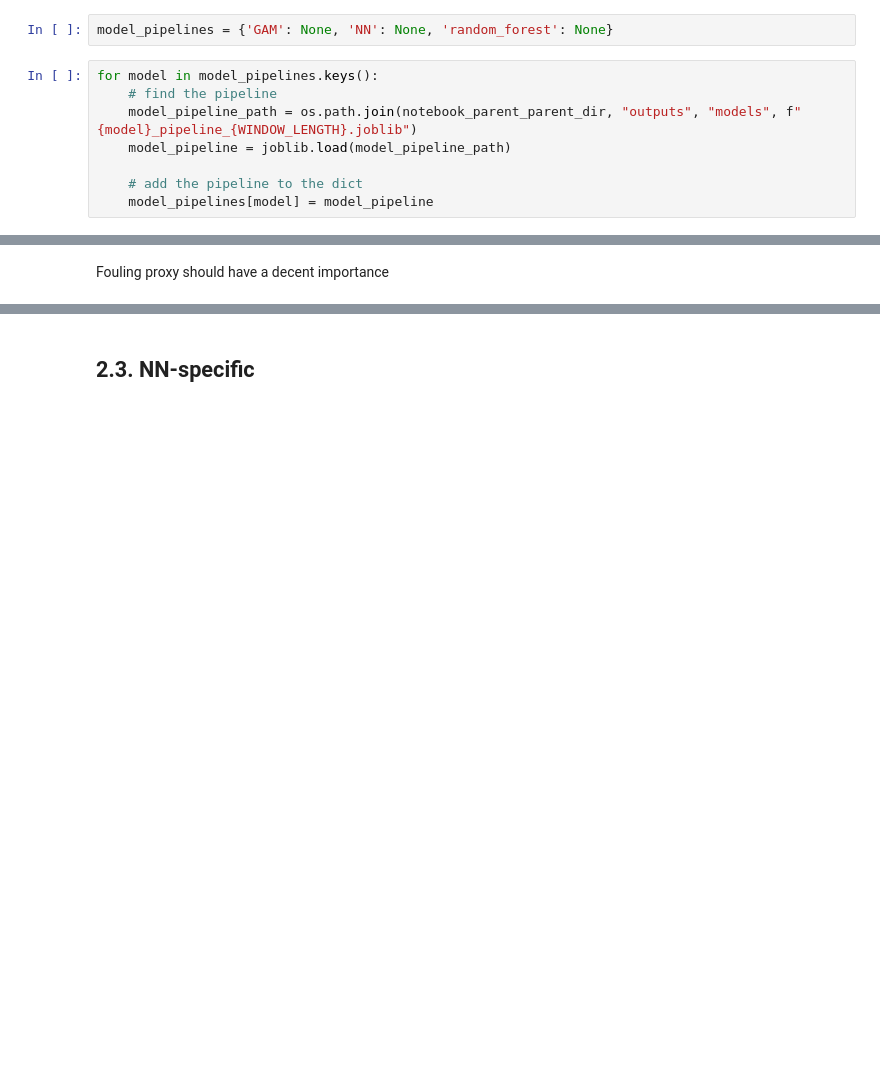
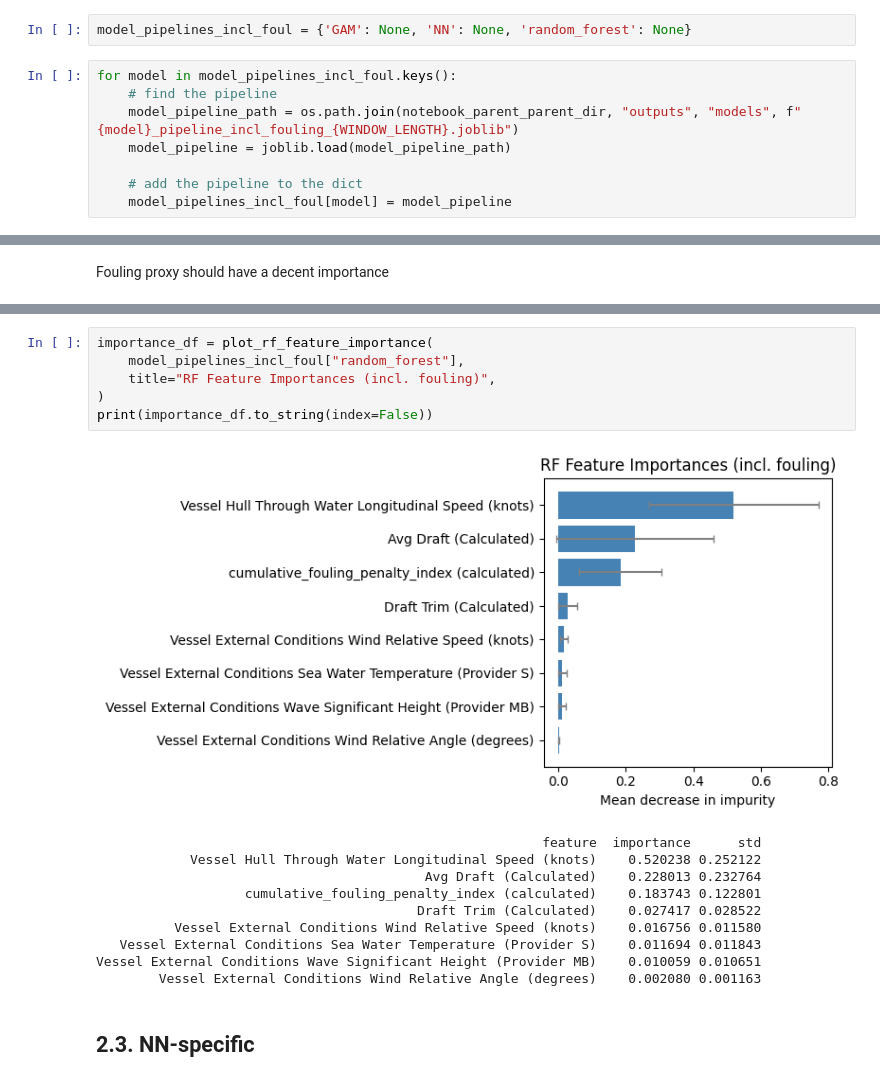
Before and after one commit to AugustBjerg/Master-s-thesis, a Jupyter notebook: code/modelling/notebooks/evaluation.ipynb, the cells around one changed output, grey strips where cells are left out. Cells and saved outputs as stored; diff of their text form; blank space fills up the shorter version.

Commit message:
WIP - evaluation pipeline

```diff
--- a/code/modelling/notebooks/evaluation.ipynb
+++ b/code/modelling/notebooks/evaluation.ipynb
@@ -41,12 +43,12 @@ y_test  = data['y_test']
 # %% [markdown]
 ## 1.3. Models
 # %%
-model_pipelines = {'GAM': None, 'NN': None, 'random_forest': None}
+model_pipelines_incl_foul = {'GAM': None, 'NN': None, 'random_forest': None}
 # %%
-for model in model_pipelines.keys():
+for model in model_pipelines_incl_foul.keys():
     # find the pipeline
-    model_pipeline_path = os.path.join(notebook_parent_parent_dir, "outputs", "models", f"{model}_pipeline_{WINDOW_LENGTH}.joblib")
+    model_pipeline_path = os.path.join(notebook_parent_parent_dir, "outputs", "models", f"{model}_pipeline_incl_fouling_{WINDOW_LENGTH}.joblib")
     model_pipeline = joblib.load(model_pipeline_path)
 
     # add the pipeline to the dict
-    model_pipelines[model] = model_pipeline
+    model_pipelines_incl_foul[model] = model_pipeline
@@ -154,3 +209,20 @@ Fouling proxy should have a decent importance
+# %%
+importance_df = plot_rf_feature_importance(
+    model_pipelines_incl_foul["random_forest"],
+    title="RF Feature Importances (incl. fouling)",
+)
+print(importance_df.to_string(index=False))
+# %% [output]
+[figure, added]
+                                                         feature  importance      std
+            Vessel Hull Through Water Longitudinal Speed (knots)    0.520238 0.252122
+                                          Avg Draft (Calculated)    0.228013 0.232764
+                   cumulative_fouling_penalty_index (calculated)    0.183743 0.122801
+                                         Draft Trim (Calculated)    0.027417 0.028522
+          Vessel External Conditions Wind Relative Speed (knots)    0.016756 0.011580
+   Vessel External Conditions Sea Water Temperature (Provider S)    0.011694 0.011843
+Vessel External Conditions Wave Significant Height (Provider MB)    0.010059 0.010651
+        Vessel External Conditions Wind Relative Angle (degrees)    0.002080 0.001163
 # %% [markdown]
 ## 2.3. NN-specific
 # %% [markdown]
```
Also changed, not shown: parts of 9 cells of this notebook, 3 other files.
